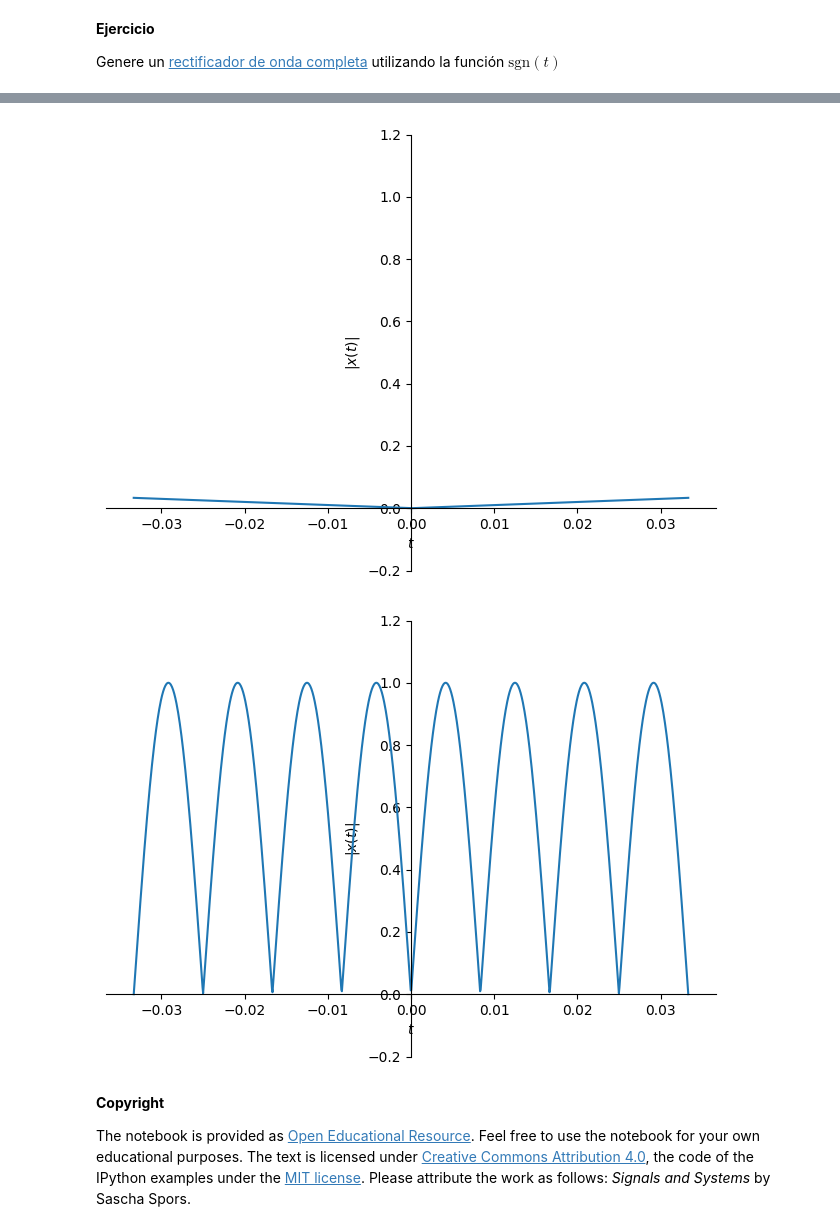
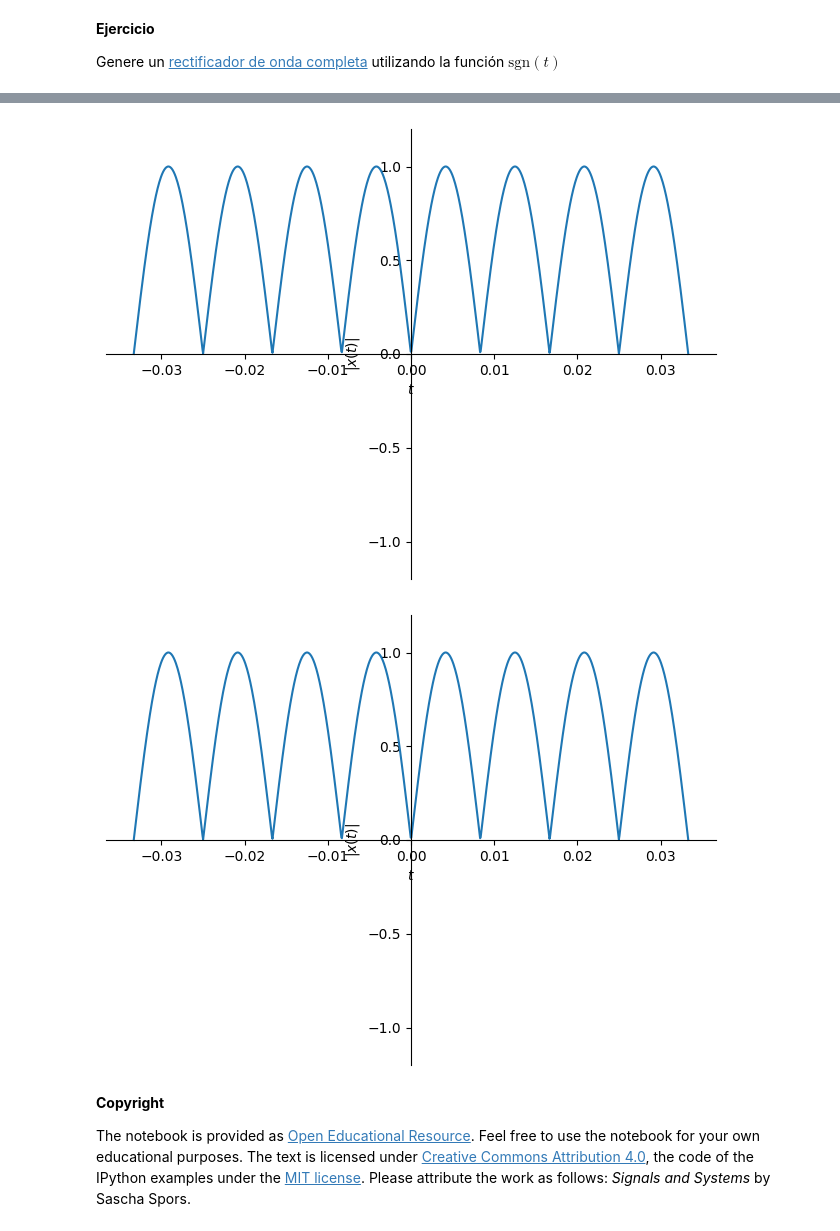
Before and after one commit to laduqueo/Senales_y_Sistemas, a Jupyter notebook: cuaderno_2.ipynb, the cells around one changed output, grey strips where cells are left out. Saved outputs shown, nothing was run; the diff lists cells and outputs as text; code cells hidden in the pictures.

```diff
--- a/cuaderno_2.ipynb
+++ b/cuaderno_2.ipynb
@@ -360,16 +360,16 @@ sym.plot(sgn, (t, -2, 2), ylim=[-1.2, 1.2], ylabel=r'sgn$(t)$');
 Genere un [rectificador de onda completa](https://en.wikipedia.org/wiki/Rectifier#Full-wave_rectification) utilizando la función $\text{sgn}(t)$
 # %%
 import numpy as np
-omega=2*np.pi*60
-To=1/60
-x=sym.sin(omega*t)
-sym.plot(x, (t, -2*To, 2*To), ylim=[-1.2, 1.2], ylabel=r'$x(t)$');
-sym.plot(sym.Abs, (t, -2*To, 2*To), ylim=[-0.2, 1.2], ylabel=r'$|x(t)|$');
-sym.plot(sym.sign(x)*x, (t, -2*To, 2*To), ylim=[-0.2, 1.2], ylabel=r'$|x(t)|$');
+omega = 2*np.pi*60
+to = 1/60
+x = sym.sin(omega*t)
+sym.plot(x, (t, -2*to, 2*to), ylim=[-1.2, 1.2], ylabel=r'$x(t)$');
+sym.plot(sym.Abs(x), (t, -2*to, 2*to), ylim=[-1.2, 1.2], ylabel=r'$|x(t)|$');
+sym.plot(sym.sign(x)*x, (t, -2*to, 2*to), ylim=[-1.2, 1.2], ylabel=r'$|x(t)|$');
 # %% [output]
 [figure]
-[figure, old version]
+[figure, new version]
-[figure, old version]
+[figure, new version]
 # %% [markdown]
 **Copyright**
 
```
Also changed, not shown: parts of 2 cells of this notebook.
